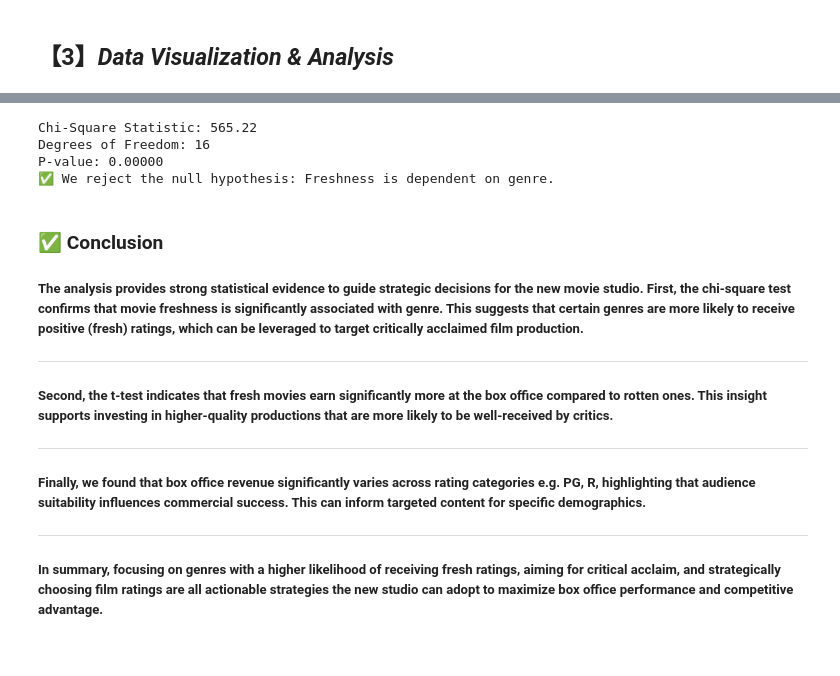
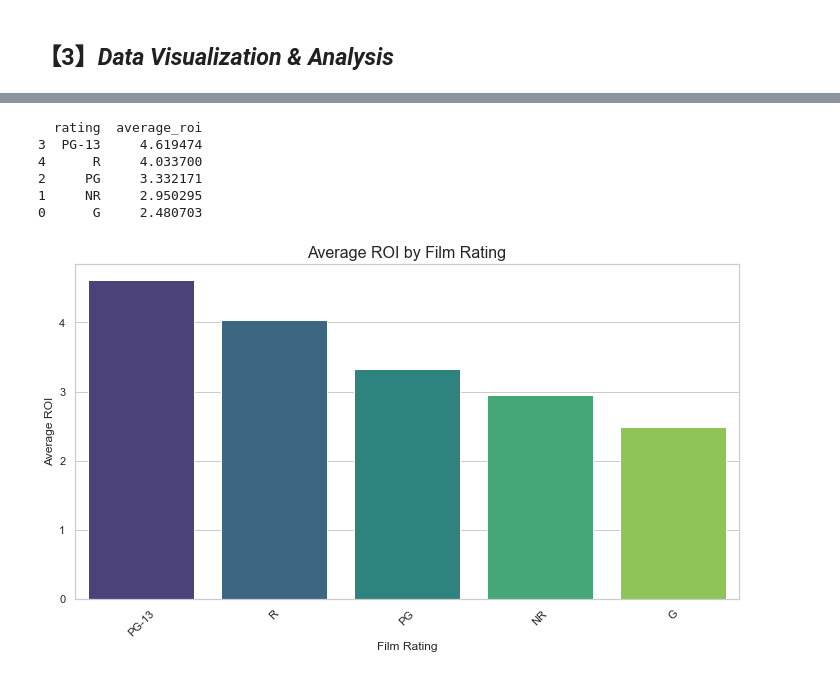
Before and after one commit to JUDAH004/GROUP-4_SK_-PHASE-2-PROJECT, a Jupyter notebook: project_notebook.ipynb, the cells around one changed output, grey strips where cells are left out. Saved outputs shown, nothing was run; the diff lists cells and outputs as text; code cells hidden in the pictures.

```diff
--- a/project_notebook.ipynb
+++ b/project_notebook.ipynb
@@ -1411,34 +1029,42 @@ This is a chi-square test for independence, since both genre and fresh are categ
-# %%
-import scipy.stats as stats
-
-# Create a contingency table
-contingency_table = pd.crosstab(genre_df['genre_exploded'], genre_df['fresh'])
-
-# Perform the chi-square test
-chi2_stat, p_val, dof, expected = stats.chi2_contingency(contingency_table)
-
-print(f"Chi-Square Statistic: {chi2_stat:.2f}")
-print(f"Degrees of Freedom: {dof}")
-print(f"P-value: {p_val:.5f}")
-
-# Conclusion
-if p_val < 0.05:
-    print("✅ We reject the null hypothesis: Freshness is dependent on genre.")
-else:
-    print("❌ We fail to reject the null hypothesis: No significant association between genre and freshness.")
-# %% [output]
-Chi-Square Statistic: 565.22
-Degrees of Freedom: 16
-P-value: 0.00000
-✅ We reject the null hypothesis: Freshness is dependent on genre.
-# %% [markdown]
-### **✅ Conclusion**
-##### The analysis provides strong statistical evidence to guide strategic decisions for the new movie studio. First, the chi-square test confirms that movie freshness is significantly associated with genre. This suggests that certain genres are more likely to receive positive (fresh) ratings, which can be leveraged to target critically acclaimed film production.
----------------------------------------------------------------------------------------------------------------------------------
-
-##### Second, the t-test indicates that fresh movies earn significantly more at the box office compared to rotten ones. This insight supports investing in higher-quality productions that are more likely to be well-received by critics.
-------------------------------------------------------------------------------------------------------------------------------------
-
-##### Finally, we found that box office revenue significantly varies across rating categories e.g. PG, R, highlighting that audience suitability influences commercial success. This can inform targeted content for specific demographics.
---------------------------------------------------------------------------------------------------------------------------------------
-##### In summary, focusing on genres with a higher likelihood of receiving fresh ratings, aiming for critical acclaim, and strategically choosing film ratings are all actionable strategies the new studio can adopt to maximize box office performance and competitive advantage.
+# %%
+
+# Load the datasets
+bom_gross_df = pd.read_csv("Cleaned_bom.movie_gross.csv")
+tn_budgets_df = pd.read_csv("Cleaned_tn_movie_budgets.csv")
+reviews_df = pd.read_csv("merged_movie_reviews.csv")
+
+# Step 1: Clean and convert budget and gross columns to numeric in tn_budgets_df
+tn_budgets_df['production_budget'] = tn_budgets_df['production_budget'].replace('[\$,]', '', regex=True).astype(float)
+tn_budgets_df['worldwide_gross'] = tn_budgets_df['worldwide_gross'].replace('[\$,]', '', regex=True).astype(float)
+
+# Step 2: Compute ROI
+tn_budgets_df['roi'] = (tn_budgets_df['worldwide_gross'] - tn_budgets_df['production_budget']) / tn_budgets_df['production_budget']
+
+# Step 3: Merge tn_budgets_df with reviews_df on 'id'
+merged_df = pd.merge(tn_budgets_df, reviews_df[['id', 'rating_x']], on='id', how='left')
+
+# Step 4: Group by rating and compute average ROI
+roi_by_rating = merged_df.groupby('rating_x')['roi'].mean().reset_index().rename(columns={'rating_x': 'rating', 'roi': 'average_roi'})
+
+# Step 5: Sort and display the result
+roi_by_rating = roi_by_rating.sort_values(by='average_roi', ascending=False)
+print(roi_by_rating)
+
+# Visualize the roi vs film rating
+sns.set(style="whitegrid")
+plt.figure(figsize=(10, 6))
+sns.barplot(data=roi_by_rating, x='rating', y='average_roi', palette='viridis')
+plt.title('Average ROI by Film Rating', fontsize=16)
+plt.xlabel('Film Rating', fontsize=12)
+plt.ylabel('Average ROI', fontsize=12)
+plt.xticks(rotation=45)
+plt.tight_layout()
+plt.show()
+# %% [output]
+  rating  average_roi
+3  PG-13     4.619474
+4      R     4.033700
+2     PG     3.332171
+1     NR     2.950295
+0      G     2.480703
+[figure, added]
```
Also changed, not shown: parts of 72 cells of this notebook, 1 other file.
